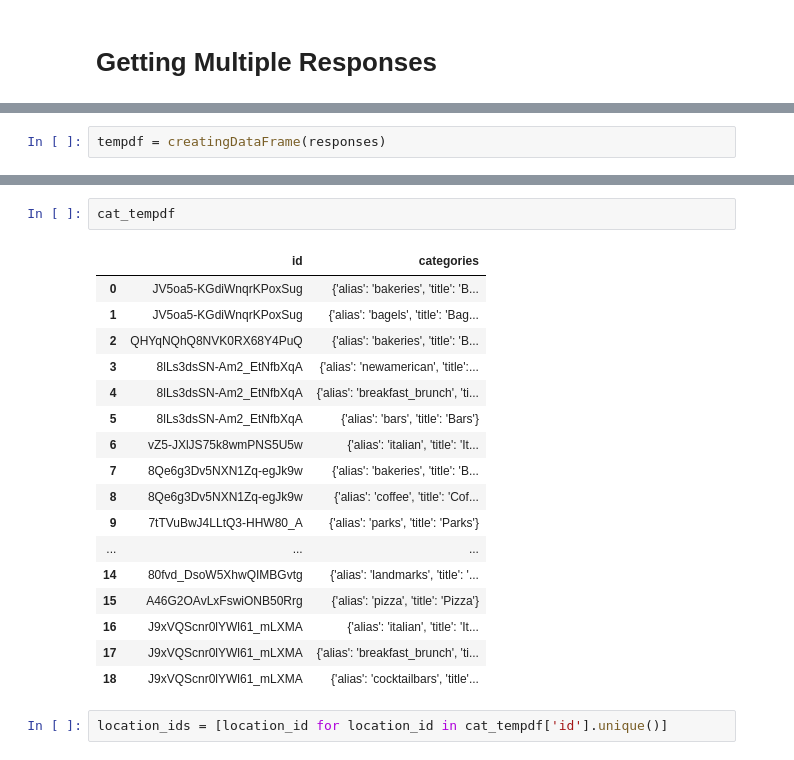
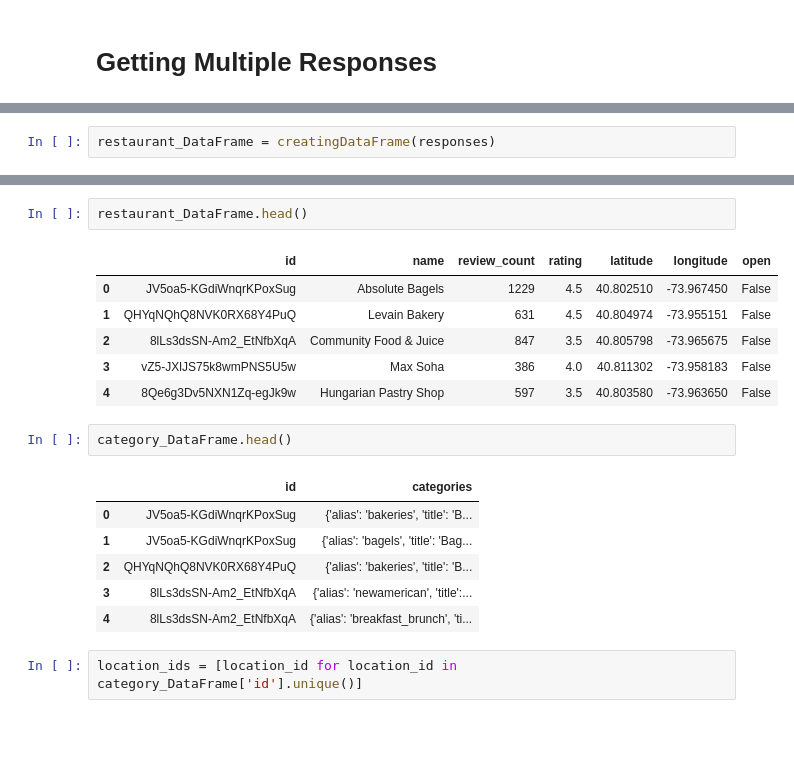
Before and after one commit to Siaan/data-science-2019, a Jupyter notebook: Data Visualization Project.ipynb, the cells around one changed output, grey strips where cells are left out. Drawn from its saved outputs; the diff is of its cells as text; blank space fills up the shorter version.

```diff
--- a/Data Visualization Project.ipynb
+++ b/Data Visualization Project.ipynb
@@ -282,3 +401,3 @@ def creatingDataFrame(responses):
 # %%
-tempdf = creatingDataFrame(responses)
+restaurant_DataFrame = creatingDataFrame(responses)
 # %%
@@ -300,25 +405,23 @@ tempdf
-# %%
-cat_tempdf
-# %% [output]
-|  | id | categories |
-| 0 | JV5oa5-KGdiWnqrKPoxSug | {'alias': 'bakeries', 'title': 'B... |
-| 1 | JV5oa5-KGdiWnqrKPoxSug | {'alias': 'bagels', 'title': 'Bag... |
-| 2 | QHYqNQhQ8NVK0RX68Y4PuQ | {'alias': 'bakeries', 'title': 'B... |
-| 3 | 8lLs3dsSN-Am2_EtNfbXqA | {'alias': 'newamerican', 'title':... |
-| 4 | 8lLs3dsSN-Am2_EtNfbXqA | {'alias': 'breakfast_brunch', 'ti... |
-| 5 | 8lLs3dsSN-Am2_EtNfbXqA | {'alias': 'bars', 'title': 'Bars'} |
-| 6 | vZ5-JXlJS75k8wmPNS5U5w | {'alias': 'italian', 'title': 'It... |
-| 7 | 8Qe6g3Dv5NXN1Zq-egJk9w | {'alias': 'bakeries', 'title': 'B... |
-| 8 | 8Qe6g3Dv5NXN1Zq-egJk9w | {'alias': 'coffee', 'title': 'Cof... |
-| 9 | 7tTVuBwJ4LLtQ3-HHW80_A | {'alias': 'parks', 'title': 'Parks'} |
-| ... | ... | ... |
-| 14 | 80fvd_DsoW5XhwQIMBGvtg | {'alias': 'landmarks', 'title': '... |
-| 15 | A46G2OAvLxFswiONB50Rrg | {'alias': 'pizza', 'title': 'Pizza'} |
-| 16 | J9xVQScnr0lYWl61_mLXMA | {'alias': 'italian', 'title': 'It... |
-| 17 | J9xVQScnr0lYWl61_mLXMA | {'alias': 'breakfast_brunch', 'ti... |
-| 18 | J9xVQScnr0lYWl61_mLXMA | {'alias': 'cocktailbars', 'title'... |
+# %%
+restaurant_DataFrame.head()
+# %% [output]
+|  | id | name | review_count | rating | latitude | longitude | open |
+| 0 | JV5oa5-KGdiWnqrKPoxSug | Absolute Bagels | 1229 | 4.5 | 40.802510 | -73.967450 | False |
+| 1 | QHYqNQhQ8NVK0RX68Y4PuQ | Levain Bakery | 631 | 4.5 | 40.804974 | -73.955151 | False |
+| 2 | 8lLs3dsSN-Am2_EtNfbXqA | Community Food & Juice | 847 | 3.5 | 40.805798 | -73.965675 | False |
+| 3 | vZ5-JXlJS75k8wmPNS5U5w | Max Soha | 386 | 4.0 | 40.811302 | -73.958183 | False |
+| 4 | 8Qe6g3Dv5NXN1Zq-egJk9w | Hungarian Pastry Shop | 597 | 3.5 | 40.803580 | -73.963650 | False |
+# %%
+category_DataFrame.head()
+# %% [output]
+|  | id | categories |
+| 0 | JV5oa5-KGdiWnqrKPoxSug | {'alias': 'bakeries', 'title': 'B... |
+| 1 | JV5oa5-KGdiWnqrKPoxSug | {'alias': 'bagels', 'title': 'Bag... |
+| 2 | QHYqNQhQ8NVK0RX68Y4PuQ | {'alias': 'bakeries', 'title': 'B... |
+| 3 | 8lLs3dsSN-Am2_EtNfbXqA | {'alias': 'newamerican', 'title':... |
+| 4 | 8lLs3dsSN-Am2_EtNfbXqA | {'alias': 'breakfast_brunch', 'ti... |
 # %%
-location_ids = [location_id for location_id in cat_tempdf['id'].unique()]
+location_ids = [location_id for location_id in category_DataFrame['id'].unique()]
 # %%
 location_ids
 # %% [output]
```
Also changed, not shown: parts of 91 cells of this notebook, 8 other files.
